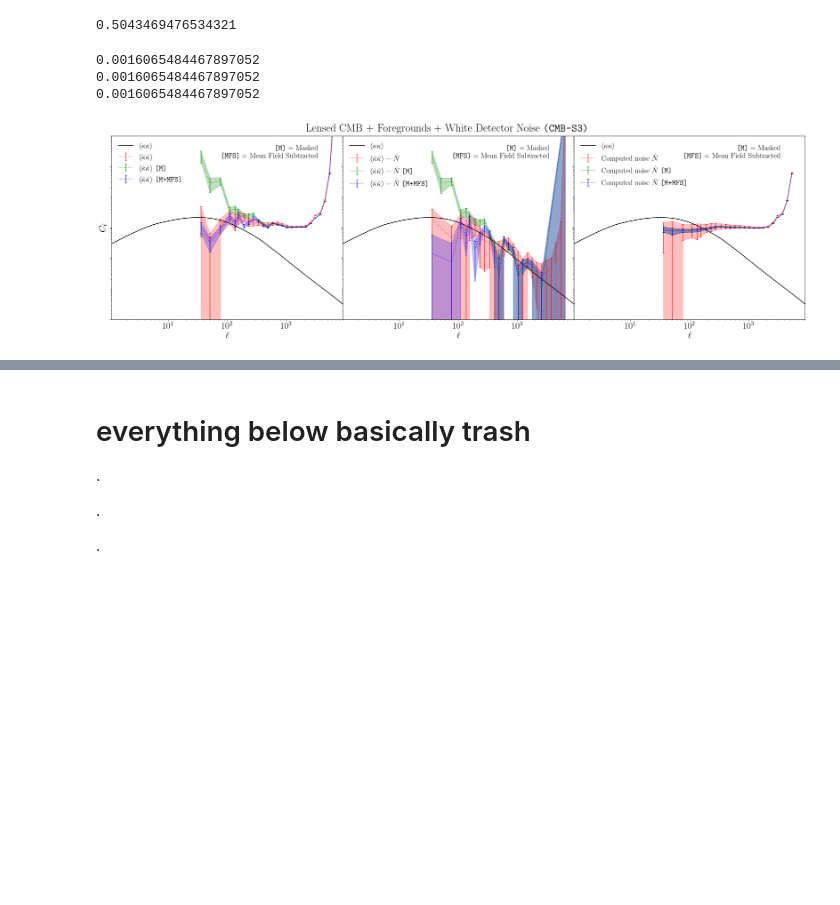
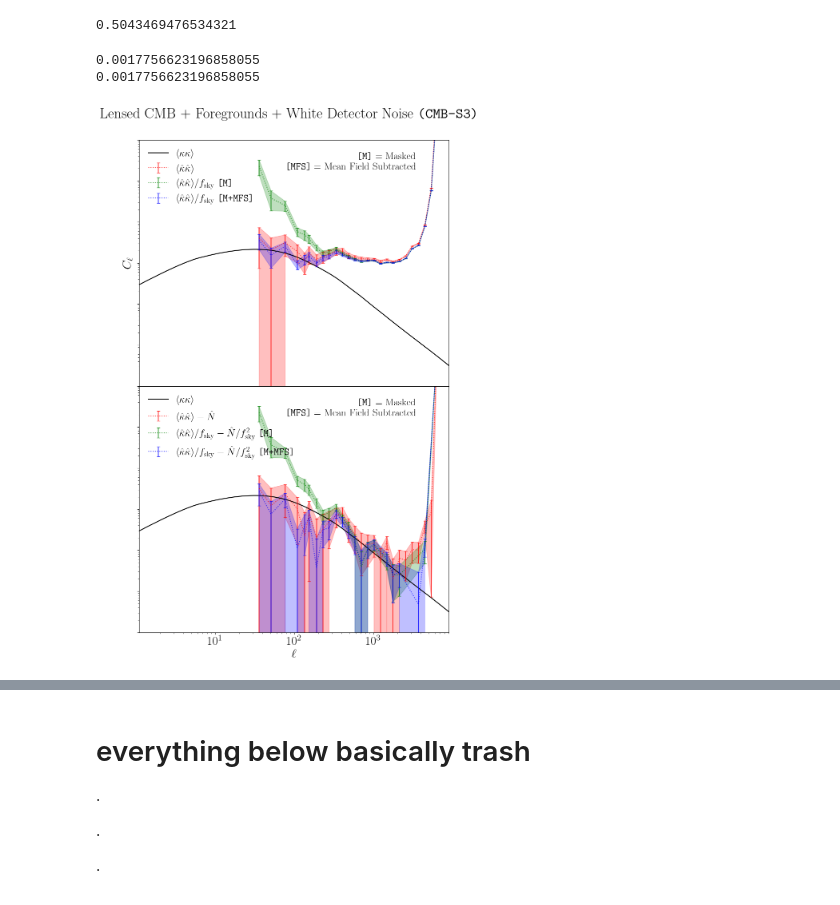
Before and after one commit to DelonShen/LensQuEst, a Jupyter notebook: dev/scratch_QE.ipynb, the cells around one changed output, grey strips where cells are left out. Drawn from its saved outputs; the diff is of its cells as text; code cells hidden in the pictures; blank space fills up the shorter version.

```diff
--- a/dev/scratch_QE.ipynb
+++ b/dev/scratch_QE.ipynb
@@ -86,7 +83,7 @@ from scipy.ndimage import gaussian_filter
 from scipy.fft import fft2
 
 mask = 1-rgb2gray(plt.imread('mask_simple%dx%d.png'%(nX, nY)))
-apodized_mask = gaussian_filter(mask, nX*nY/32000)
+apodized_mask = gaussian_filter(mask, 5)
 fig, axs = plt.subplots(ncols=2, figsize=(16,8))
 fig.subplots_adjust(wspace=0, hspace=0)
 
@@ -296,7 +295,7 @@ Cls['(Auto QE)-(Power Spectrum(hat NL)) [M+MFS]'] = (Cls['Standard QE Masked MFS
 # %% [output]
 0.5043469476534321
 # %%
-fig, axs = plt.subplots(ncols=3, figsize=(30,8), sharey=True)
+fig, axs = plt.subplots(nrows=2, figsize=(10,16), sharey=True)
 fig.subplots_adjust(wspace=0, hspace=0)
 
 ell = baseMap.l.flatten()
@@ -304,12 +303,12 @@ factor = 1. # lCen**2
 labels ={'Standard QE': r'${\big<\hat \kappa \hat\kappa \big>}$',
          'AFC Eq(7)': r'Computed noise $\hat N$',
          '(Auto QE)-(Power Spectrum(hat NL))': r'${\big<\hat \kappa \hat\kappa \big>- \hat N}$',
-         'Standard QE Masked MFS': r'${\big<\hat \kappa \hat\kappa \big>}$ \texttt{[M+MFS]}',
+         'Standard QE Masked MFS': r'${\big<\hat \kappa \hat\kappa \big>}/f_{\rm sky}$ \texttt{[M+MFS]}',
          'AFC Eq(7) Masked MFS': r'Computed noise $\hat N$ \texttt{[M+MFS]}',
-         '(Auto QE)-(Power Spectrum(hat NL)) [M+MFS]': r'${\big<\hat \kappa \hat\kappa \big>- \hat N}$ \texttt{[M+MFS]}',
-         'Standard QE Masked': r'${\big<\hat \kappa \hat\kappa \big>}$ \texttt{[M]}',
+         '(Auto QE)-(Power Spectrum(hat NL)) [M+MFS]': r'${\big<\hat \kappa \hat\kappa \big>/f_{\rm sky}- \hat N}/f_{\rm sky}^2$ \texttt{[M+MFS]}',
+         'Standard QE Masked': r'${\big<\hat \kappa \hat\kappa \big>}/f_{\rm sky}$ \texttt{[M]}',
          'AFC Eq(7) Masked': r'Computed noise $\hat N$ \texttt{[M]}',
-         '(Auto QE)-(Power Spectrum(hat NL)) [M]': r'${\big<\hat \kappa \hat\kappa \big>- \hat N}$ \texttt{[M]}'
+         '(Auto QE)-(Power Spectrum(hat NL)) [M]': r'${\big<\hat \kappa \hat\kappa \big>/f_{\rm sky}- \hat N}/f_{\rm sky}^2$ \texttt{[M]}'
 }
 ax_idx ={'Standard QE': 0,
          'Standard QE Masked MFS': 0,
@@ -347,8 +346,8 @@ for f,l,sty in zip(theory, theory_l, theory_s):
 
 bnds = {'x':[],'y':[]}
 for key in c_keys:
-#     if('AFC Eq(7)' in key):
-#         continue
+    if('AFC Eq(7)' in key):
+        continue
 
     lCen, Cl, sCl = Cls[key]
 
@@ -374,34 +373,33 @@ for key in c_keys:
     else:
         ax.set_yticklabels([])
 
     bnds['x'] += [np.min(lCen), np.max(lCen)]
     bnds['y'] += [np.min(Cl[Ipos]), factor*np.max(Cl[Ipos])]
 
 
 fig.suptitle(r'Lensed CMB + Foregrounds + White Detector Noise \texttt{(CMB-S3)}', y=0.93)
 
 for ax in axs:
     ax.set_xlim(np.min(bnds['x']), np.max(bnds['x']))
     ax.set_ylim(1e-10, 1e-4)
     print(np.max(bnds['y']))
 
 
     l=ax.legend(frameon=False, loc='upper left')
     s = r'\texttt{[M]} = Masked'
     s += '\n'
     s += r'\texttt{[MFS]} = Mean Field Subtracted'
     ax.text(.90, .95,
         s=s,
         transform=ax.transAxes,
         horizontalalignment='right',
         verticalalignment='top',
        fontsize=18)
 
 
 
 plt.savefig('figures/Cl_compare%dx%d.pdf'%(nX, nY), bbox_inches='tight')
 # %% [output]
-0.0016065484467897052
-0.0016065484467897052
-0.0016065484467897052
+0.0017756623196858055
+0.0017756623196858055
-[figure, old version]
+[figure, new version]
```
Also changed, not shown: parts of 14 cells of this notebook, 12 other files.
